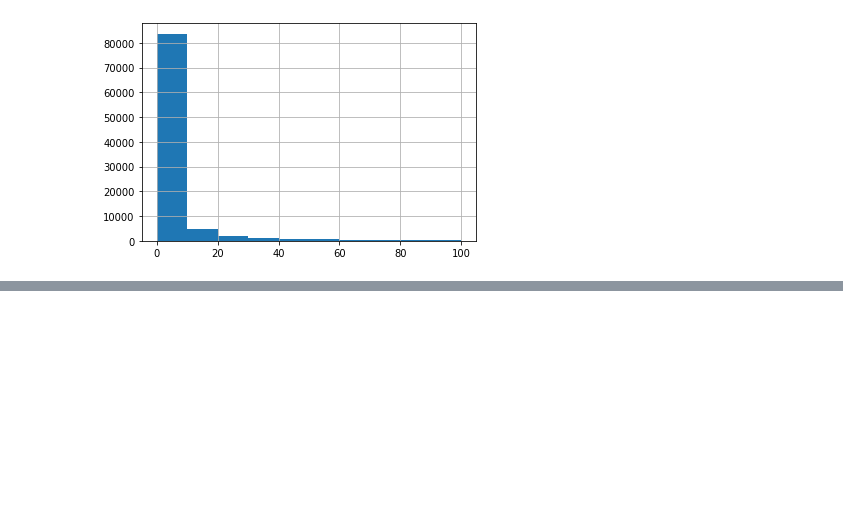
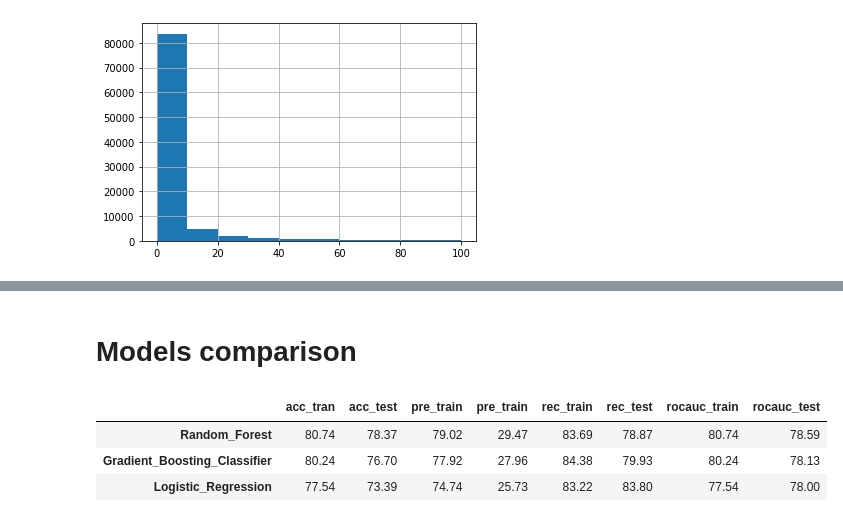
Before and after one commit to elizdor/project, a Jupyter notebook: UserDropoutClassifier.ipynb, the cells around one changed output, grey strips where cells are left out. Cells and saved outputs as stored; diff of their text form; code cells hidden in the pictures; blank space fills up the shorter version.

```diff
--- a/UserDropoutClassifier.ipynb
+++ b/UserDropoutClassifier.ipynb
@@ -71,7 +64,7 @@ seconds_in_day = 24*60*60
 # %%
 cv_n_split = 3
 test_split_size = 0.15
-metrics_now = [1, 2, 3, 4]
+metrics_now = [1, 2, 3, 5]
 # %%
 drop_out_threshold = 20 * seconds_in_day
 learning_time_threshold = 3 * seconds_in_day
@@ -197,0 +418,14 @@ submissions_data_train.head()
+# %% [markdown]
+# Models comparison
+# %%
+model_data = pd.DataFrame(acc_all, index=['Logistic_Regression', 'Random_Forest', 'Gradient_Boosting_Classifier'],
+             columns=['acc_tran', 'acc_test', 'pre_train', 'pre_train',
+                      'rec_train', 'rec_test', 'rocauc_train', 'rocauc_test'])
+
+
+model_data.sort_values(ascending=False, by='rocauc_test')
+# %% [output]
+|  | acc_tran | acc_test | pre_train | pre_train | rec_train | rec_test | rocauc_train | rocauc_test |
+| Random_Forest | 80.74 | 78.37 | 79.02 | 29.47 | 83.69 | 78.87 | 80.74 | 78.59 |
+| Gradient_Boosting_Classifier | 80.24 | 76.70 | 77.92 | 27.96 | 84.38 | 79.93 | 80.24 | 78.13 |
+| Logistic_Regression | 77.54 | 73.39 | 74.74 | 25.73 | 83.22 | 83.80 | 77.54 | 78.00 |
```
Also changed, not shown: parts of 68 cells of this notebook.
